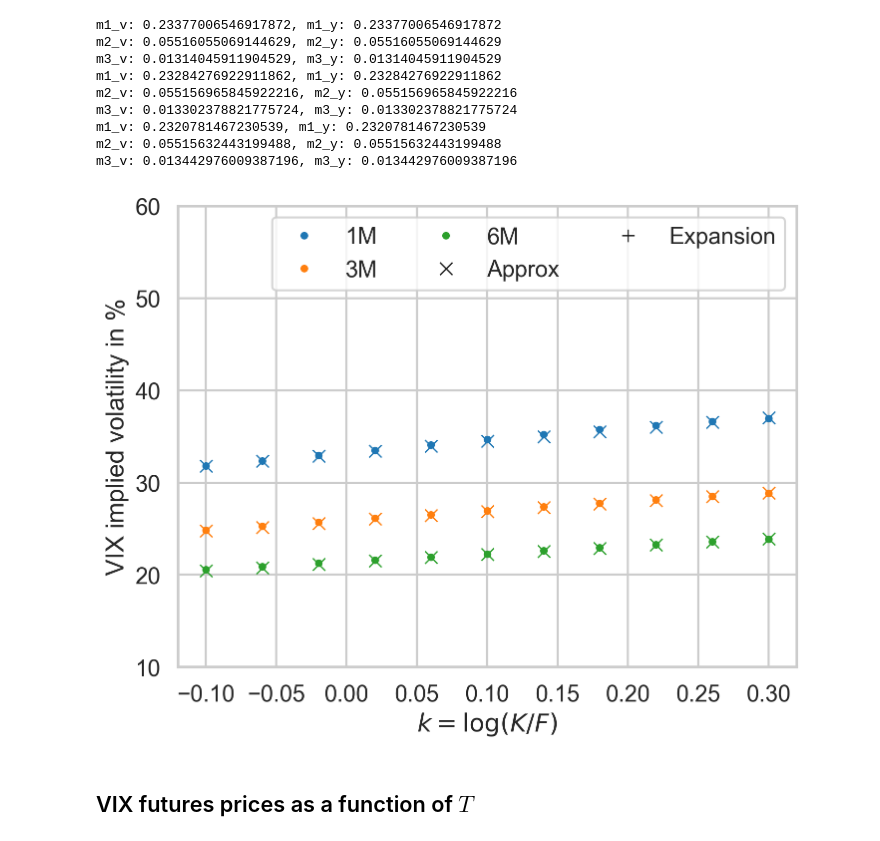
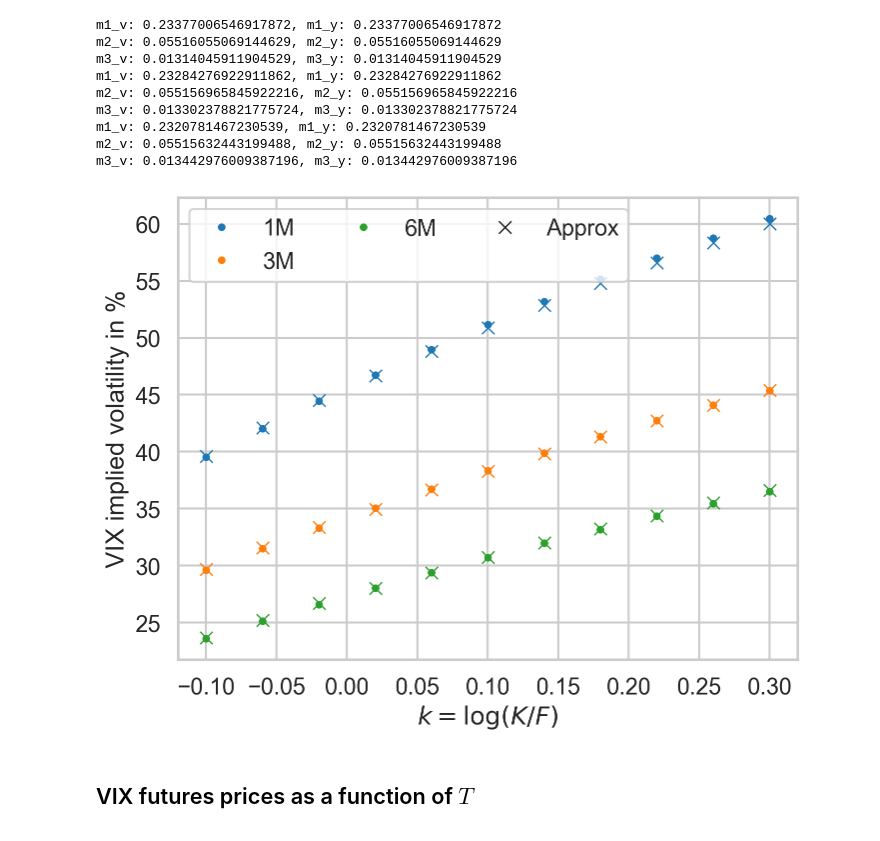
Before and after one commit to fbourgey/rough-bergomi, a Jupyter notebook: vix_weak_approx_rbergomi.ipynb, the cells around one changed output. Saved outputs shown, nothing was run; the diff lists cells and outputs as text; code cells hidden in the pictures.

```diff
--- a/vix_weak_approx_rbergomi.ipynb
+++ b/vix_weak_approx_rbergomi.ipynb
@@ -364,7 +364,7 @@ where
 # %% [markdown]
 Plot VIX smiles as a function of $k=\log(K/F)$
 # %%
-params = {"H": 0.1, "eta": 1.0}
+params = {"H": 0.1, "eta": 1.9}
 rho = -0.7
 xi0 = lambda u: np.ones_like(u) * 0.235**2
 rbergomi = RoughBergomi(rho=rho, xi0=xi0, params=params)
@@ -373,8 +373,8 @@ n_disc = 300
 n_mc = 2 * 10**5
 
 ks = np.linspace(-0.1, 0.3, 11)
-lbd = 0.3
-eta_2 = 0.3
+lbd = 0.32
+eta_2 = 0.19
 # %%
 # Monte Carlo
 impvol_vix_mixed = {
@@ -461,36 +461,36 @@ for i, month in enumerate(mats.keys()):
     #     color=COLORS[i],
     #     label=f"approx ({month}) scipy",
     # )
     # ax.plot(
     #     ks,
     #     100 * impvol_vix_mixed_approx_lognorm[month],
     #     "v",
     #     color=COLORS[i],
     #     label=f"approx ({month}) lognorm",
     # )
     # ax.plot(
     #     ks,
     #     100 * impvol_vix_mixed_approx_slognorm[month],
     #     "*",
     #     color=COLORS[i],
     #     label=f"approx ({month}) shifted lognorm",
     # )
     # ax.plot(
     #     ks,
     #     100 * impvol_vix_mixed_approx_series[month],
     #     "*",
     #     color=COLORS[i],
     #     label=f"approx ({month}) series",
     # )
 ax.plot([], [], "kx", label="Approx")
-ax.plot([], [], "k+", label="Expansion")
+# ax.plot([], [], "k+", label="Expansion")
 ax.set_xlabel(r"$k=\log(K/F)$")
 ax.set_ylabel("VIX implied volatility in %")
 ax.legend(ncol=3)
-ax.set_ylim(10, 60)
+# ax.set_ylim(10, 60)
 plt.show()
 # %% [output]
-[figure, old version]
+[figure, new version]
 # %% [markdown]
 ## VIX futures prices as a function of $T$
 # %%
```
Also changed, not shown: 3 other files.
